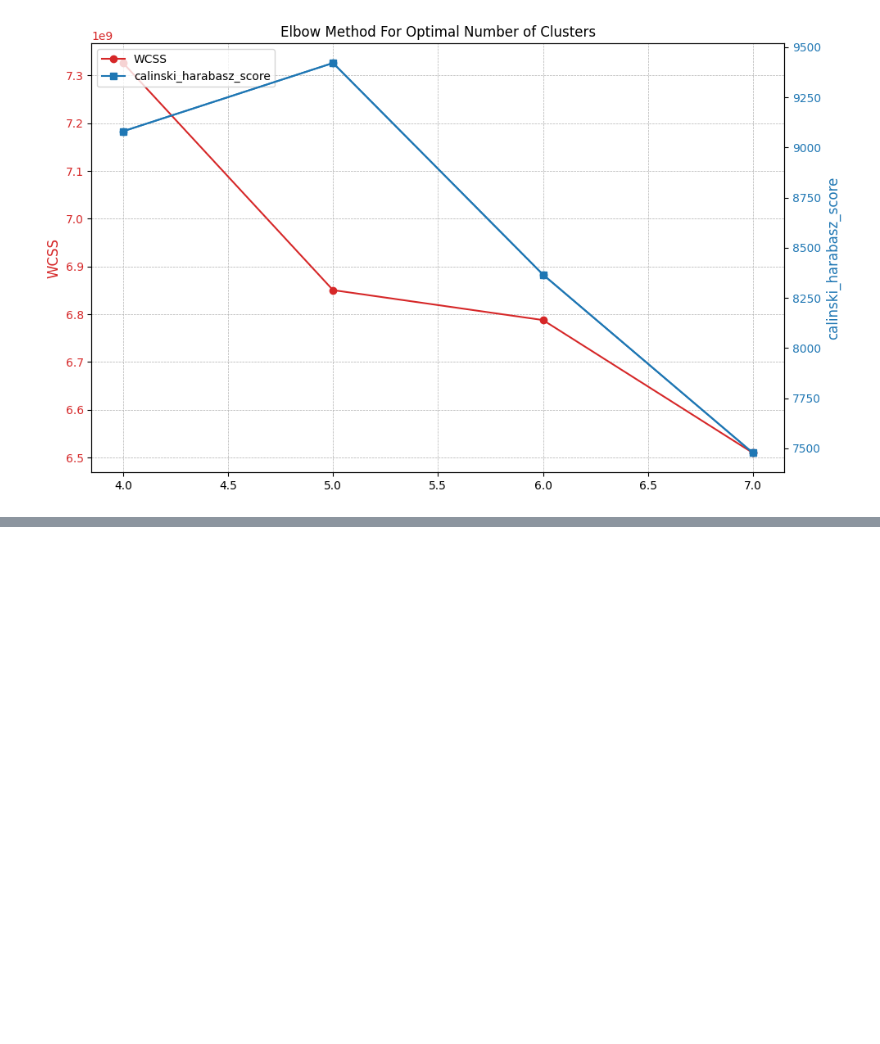
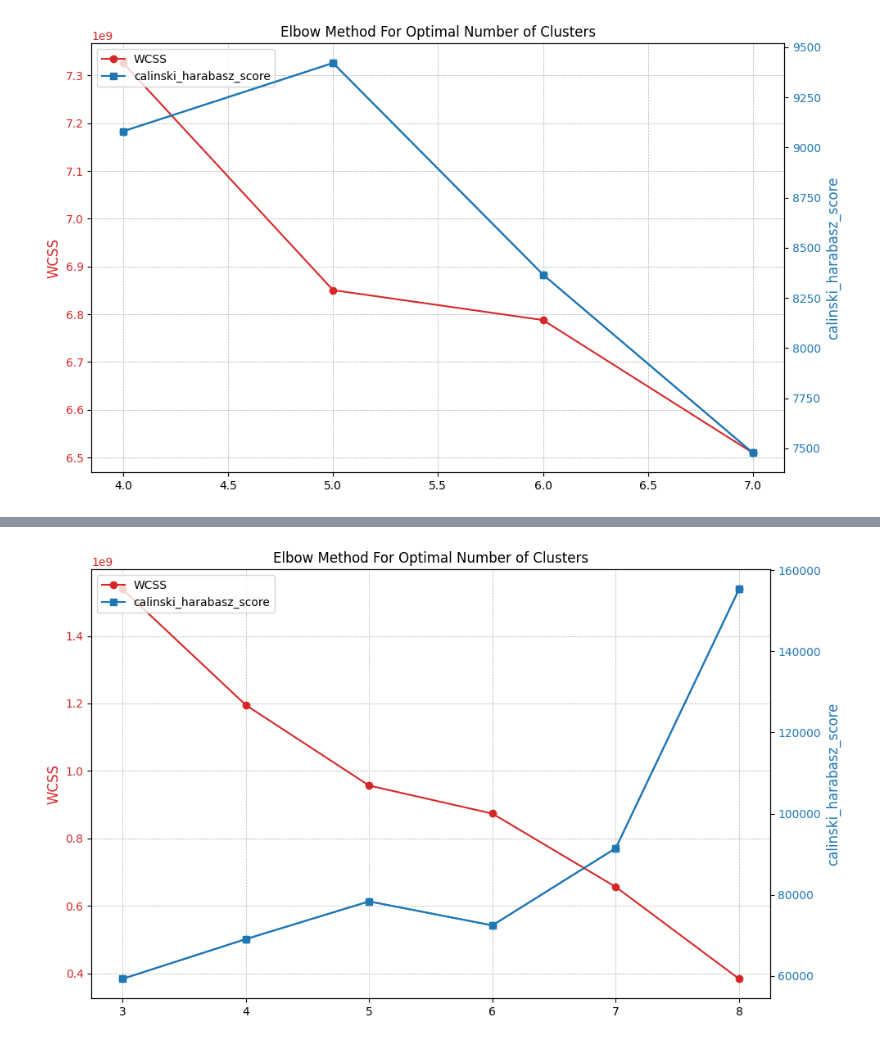
Before and after one commit to sindla97/Machine-Learning, a Jupyter notebook: census_bureau_cust_seg.ipynb, the cells around one changed output, grey strips where cells are left out. Saved outputs shown, nothing was run; the diff lists cells and outputs as text; code cells hidden in the pictures; blank space fills up the shorter version.

```diff
--- a/census_bureau_cust_seg.ipynb
+++ b/census_bureau_cust_seg.ipynb
@@ -496,3 +496,8 @@ Starting iterations...
 Run: 10, iteration: 1/100, moves: 62920, ncost: 7450149169.356306
 Best run was number 1
 [figure]
+# %%
+#based on KModes we can have 5 optimal clusters
+kproto = KPrototypes(n_clusters=5, init='Cao', verbose=1, random_state=42)
+labels = kproto.fit_predict(df_scaled_kp.values, sample_weight=df[sample_weight],categorical=cat_idx)
+df['clusters']=labels
@@ -498,0 +544,41 @@ Best run was number 1
+# %%
+ss=StandardScaler()
+df_scaled_km_int=ss.fit_transform(df[int_columns])
+
+
+df_scaled_km_int
+
+interia = []
+scores=[]
+for i in range(3,9):
+  km_int=KMeans(n_clusters=i,random_state=42, n_init='auto')
+  labels = km_int.fit_predict(df_scaled_km_int, sample_weight=df[sample_weight])
+  interia.append(km_int.inertia_)
+  scores.append(calinski_harabasz_score(df_scaled_km_int, labels))
+
+
+fig, ax1 = plt.subplots(figsize=(10, 6))
+
+color = 'tab:red'
+ax1.set_ylabel('WCSS', color=color, fontsize=12)
+ax1.plot(range(3, 9), interia, color=color, marker='o', label='WCSS')
+ax1.tick_params(axis='y', labelcolor=color)
+ax1.grid(True, which='both', linestyle='--', linewidth=0.5)
+
+ax2 = ax1.twinx()
+color = 'tab:blue'
+ax2.set_ylabel('calinski_harabasz_score', color=color, fontsize=12)
+ax2.plot(range(3, 9), scores, color=color, marker='s', label='calinski_harabasz_score')
+ax2.tick_params(axis='y', labelcolor=color)
+
+
+lines = [ax1.get_lines()[0], ax2.get_lines()[0]]
+ax1.legend(lines, [line.get_label() for line in lines], loc='upper left')
+
+
+plt.plot(range(3, 9), scores, marker='o')
+plt.title('Elbow Method For Optimal Number of Clusters')
+fig.tight_layout()
+plt.show()
+# %% [output]
+[figure, added]
```
Also changed, not shown: parts of 4 cells of this notebook.
